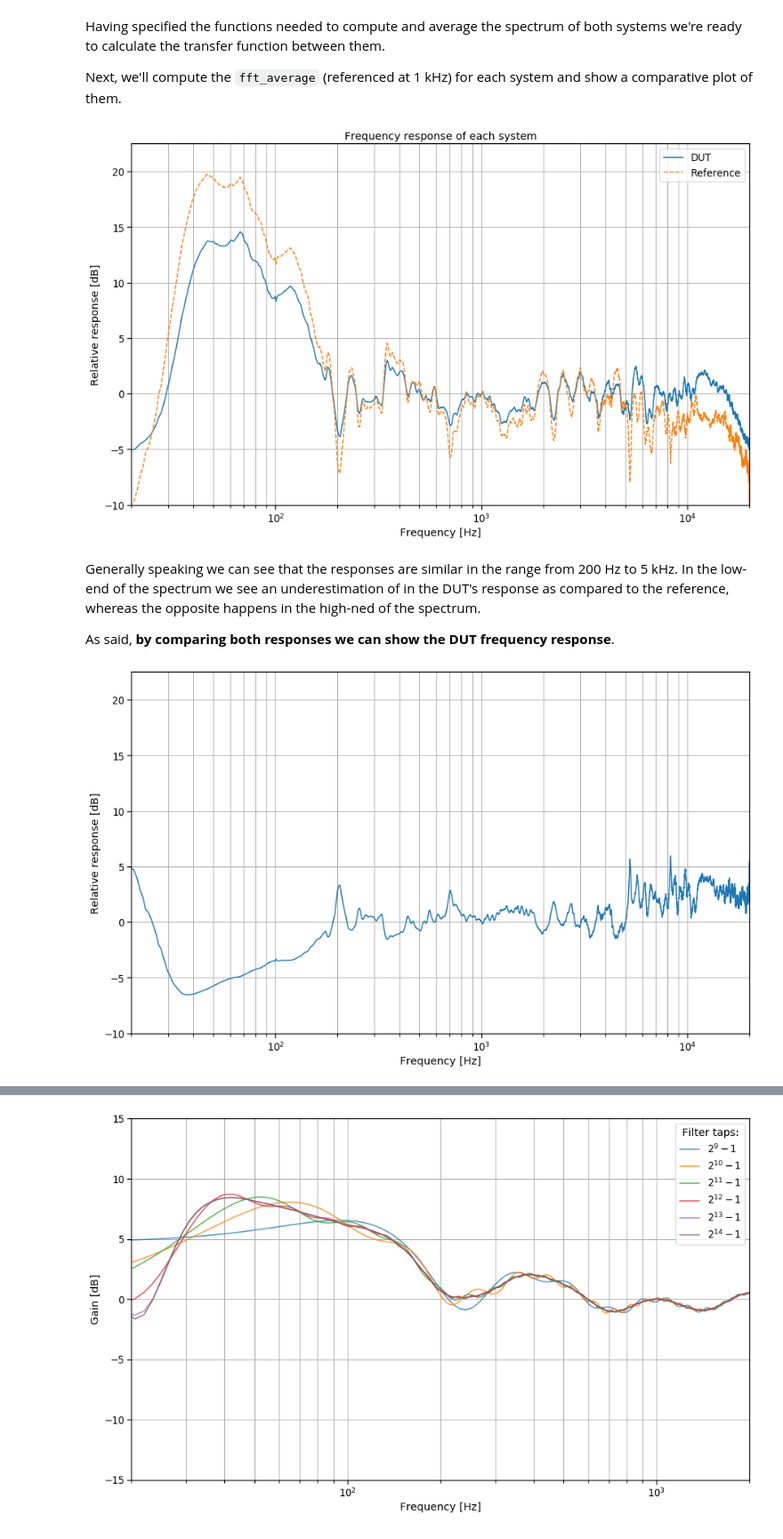
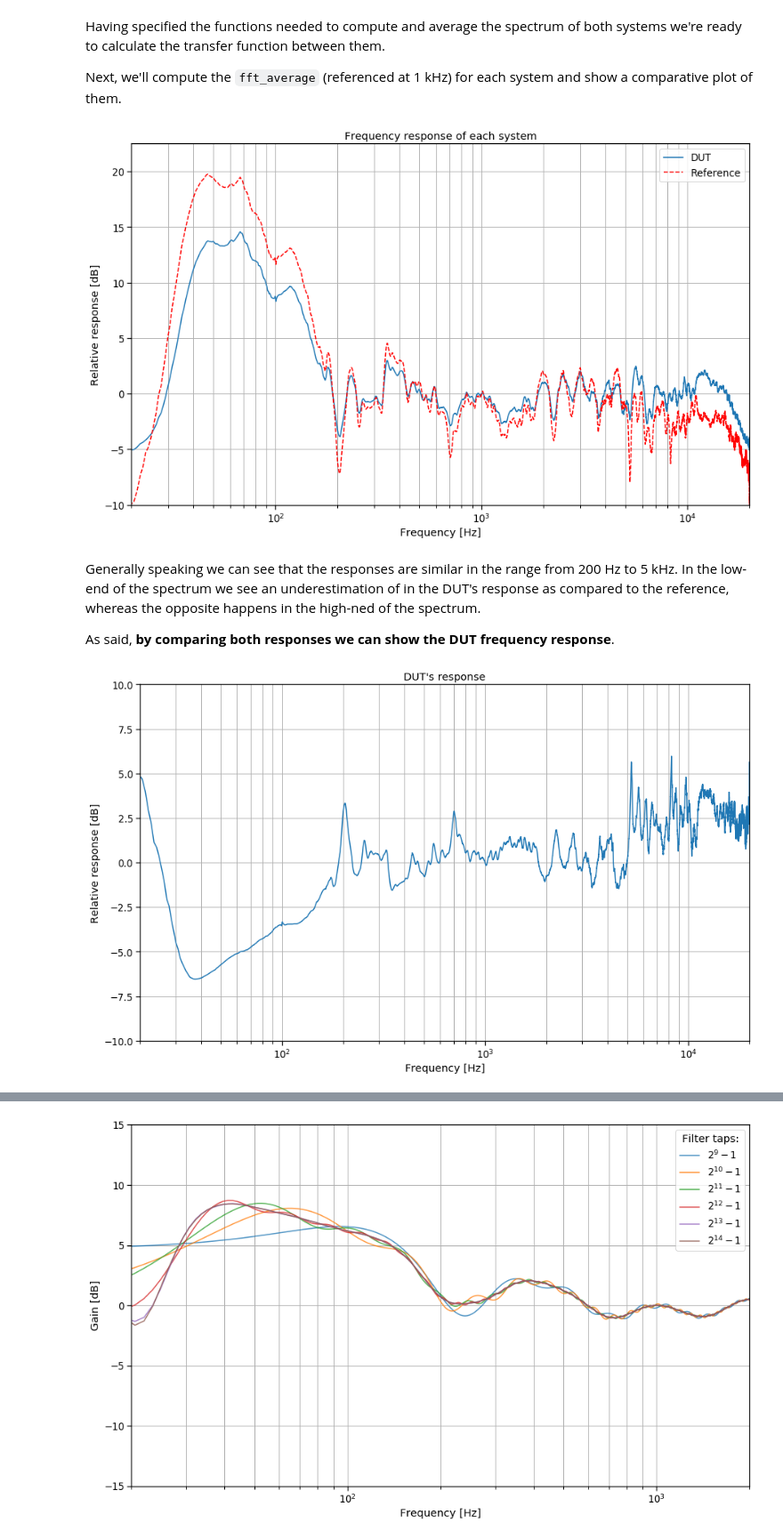
Before and after one commit to tiaqui/my_thesis, a Jupyter notebook: notebooks/1. Inverse filter design and implementation.ipynb, the cells around one changed output, grey strips where cells are left out. Shown at 89% size. Drawn from its saved outputs; the diff is of its cells as text; code cells hidden in the pictures.

Commit message:
adding more explanations in the first notebook

```diff
--- a/notebooks/1. Inverse filter design and implementation.ipynb
+++ b/notebooks/1. Inverse filter design and implementation.ipynb
@@ -22,9 +22,8 @@ from scipy.io import wavfile
 import matplotlib.pyplot as plt
 import seaborn as sns
 
-#plt.rcParams["figure.figsize"] = (15,9)
-sns.set_context('notebook', font_scale=1.2,
-                rc={"figure.figsize": (15,9)})
+plt.rcParams["figure.figsize"] = (15,9)
+sns.set_context('notebook', font_scale=1.2)
 
 # load audios
 fs, dut_1 = wavfile.read('../aud/ir/dut1.wav')
@@ -108,7 +107,7 @@ ref_avg, _ = fft_average([ref_1, ref_2])
 
 # plotting the absolute value of the FFT
 plt.semilogx(freq, 20*np.log10(dut_avg), label='DUT')
-plt.semilogx(freq, 20*np.log10(ref_avg), '--', label='Reference')
+plt.semilogx(freq, 20*np.log10(ref_avg), '--', label='Reference', c='r')
 
 plt.xlim([20, 20000])
 plt.ylim([-10, 22.5])
@@ -118,7 +117,7 @@ plt.ylabel('Relative response [dB]')
 plt.legend()
 plt.grid(which='both', axis='both');
 # %% [output]
-[figure, old version]
+[figure, new version]
 # %% [markdown]
 Generally speaking we can see that the responses are similar in the range from 200 Hz to 5 kHz. In the low-end of the spectrum we see an underestimation of in the DUT's response as compared to the reference, whereas the opposite happens in the high-ned of the spectrum.
 
@@ -126,11 +125,12 @@ As said, **by comparing both responses we can show the DUT frequency response**.
 # %%
 plt.semilogx(freq, 20*np.log10(dut_avg/ref_avg))
 
 plt.xlim([20, 20000])
-plt.ylim([-10, 22.5])
+plt.ylim([-10, 10])
+plt.title("DUT's response")
 plt.xlabel('Frequency [Hz]')
 plt.ylabel('Relative response [dB]')
 
 plt.grid(which='both', axis='both');
 # %% [output]
-[figure, old version]
+[figure, new version]
```
Also changed, not shown: parts of 14 cells of this notebook.
